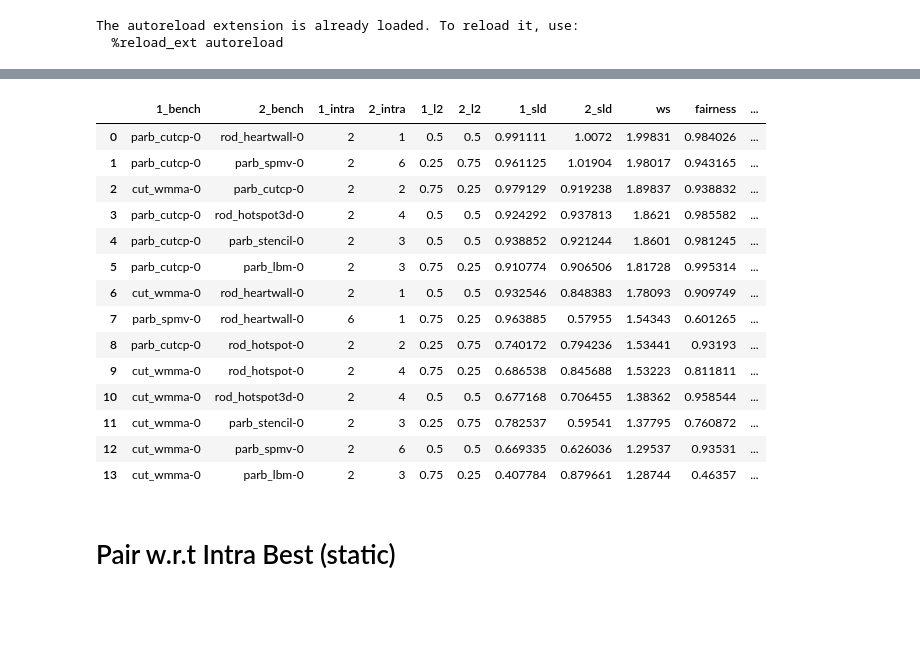
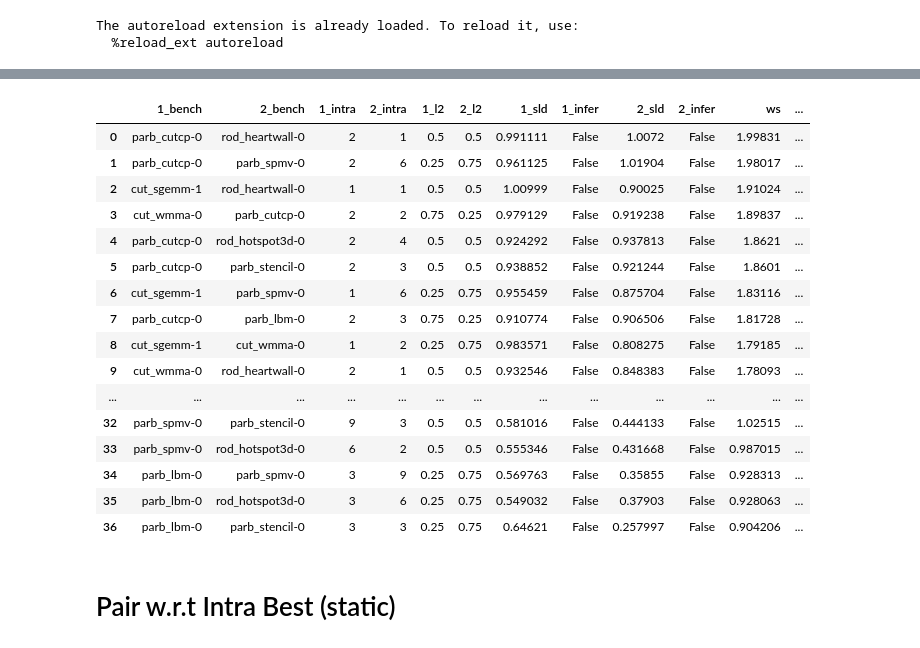
Before and after one commit to UofT-EcoSystem/GPU-Virtualization-Benchmarks, a Jupyter notebook: util/data/notebooks/View_Pairs.ipynb, the cells around one changed output, grey strips where cells are left out. Saved outputs shown, nothing was run; the diff lists cells and outputs as text; code cells hidden in the pictures; blank space fills up the shorter version.

Commit message:
Table join isolated performance with measured pair performance

```diff
--- a/util/data/notebooks/View_Pairs.ipynb
+++ b/util/data/notebooks/View_Pairs.ipynb
@@ -43,0 +46,15 @@ output = os.path.join(PKL_PATH, 'pair_dynamic_seq.pkl')
+# %%
+df_dynamic = pd.read_pickle(output)
+df_dynamic.sort_values(['1_bench', '2_bench'], inplace=True)
+df_dynamic.reset_index(inplace=True, drop=True)
+
+# FIXME: drop any rows with zero fairness
+df_dynamic = df_dynamic[df_dynamic['fairness'] > 0]
+# %%
+
+# correlation btw fairness and diff_mflat
+df_dynamic['sum_mflat'] = df_dynamic['avg_mem_lat_x'] + df_dynamic['avg_mem_lat_y']
+print('fairness v.s. diff_mflat:',
+      scipy.stats.pearsonr(df_dynamic['diff_mflat']/df_dynamic['sum_mflat'], df_dynamic['fairness']))
+plt.scatter(df_dynamic['diff_mflat']/df_dynamic['sum_mflat'], df_dynamic['fairness'])
+plt.show()
@@ -43,0 +64,6 @@ output = os.path.join(PKL_PATH, 'pair_dynamic_seq.pkl')
+# %%
+# correlation btw difference in sum_ipc and sum_dram
+df_dynamic['error'] = np.abs(df_dynamic['sum_ipc'] - df_dynamic['ws'])
+print('ipc error v.s. sum_dram', scipy.stats.pearsonr(df_dynamic['sum_dram'], df_dynamic['error']))
+plt.scatter(df_dynamic['sum_dram'], df_dynamic['error'])
+plt.show()
@@ -44,30 +73,33 @@ output = os.path.join(PKL_PATH, 'pair_dynamic_seq.pkl')
 # %%
-df_dynamic_seq = pd.read_pickle(output)
-df_dynamic_seq.sort_values(['1_bench', '2_bench'], inplace=True)
+# Only show best performance for each benchmark pair
+df_dynamic_show = df_dynamic.sort_values('ws', ascending=False).drop_duplicates(['1_bench','2_bench'])
+df_dynamic_show.reset_index(inplace=True, drop=True)
 
-# Only show best performance for each benchmark pair
-df_dynamic_seq = df_dynamic_seq.sort_values('ws', ascending=False).drop_duplicates(['1_bench','2_bench'])
-df_dynamic_seq.reset_index(inplace=True)
-
-col_dynamic_seq = ['1_bench', '2_bench', '1_intra', '2_intra', '1_l2', '2_l2', '1_sld', '2_sld',
-                   'ws', 'fairness', '1_norm_mflat', '2_norm_mflat']
-draw_table(df_dynamic_seq, col_dynamic_seq, False)
+col_dynamic_seq = ['1_bench', '2_bench',
+                   '1_intra', '2_intra', '1_l2', '2_l2',
+                   '1_sld', '1_infer', '2_sld', '2_infer', 'ws', 'fairness',
+                   'sum_ipc', 'diff_mflat', 'sum_dram',
+                   # '1_norm_mflat', '2_norm_mflat'
+                  ]
+draw_table(df_dynamic_show, col_dynamic_seq, False)
 # %% [output]
-|  | 1_bench | 2_bench | 1_intra | 2_intra | 1_l2 | 2_l2 | 1_sld | 2_sld | ws | fairness | ... |
-| 0 | parb_cutcp-0 | rod_heartwall-0 | 2 | 1 | 0.5 | 0.5 | 0.991111 | 1.0072 | 1.99831 | 0.984026 | ... |
-| 1 | parb_cutcp-0 | parb_spmv-0 | 2 | 6 | 0.25 | 0.75 | 0.961125 | 1.01904 | 1.98017 | 0.943165 | ... |
-| 2 | cut_wmma-0 | parb_cutcp-0 | 2 | 2 | 0.75 | 0.25 | 0.979129 | 0.919238 | 1.89837 | 0.938832 | ... |
-| 3 | parb_cutcp-0 | rod_hotspot3d-0 | 2 | 4 | 0.5 | 0.5 | 0.924292 | 0.937813 | 1.8621 | 0.985582 | ... |
-| 4 | parb_cutcp-0 | parb_stencil-0 | 2 | 3 | 0.5 | 0.5 | 0.938852 | 0.921244 | 1.8601 | 0.981245 | ... |
-| 5 | parb_cutcp-0 | parb_lbm-0 | 2 | 3 | 0.75 | 0.25 | 0.910774 | 0.906506 | 1.81728 | 0.995314 | ... |
-| 6 | cut_wmma-0 | rod_heartwall-0 | 2 | 1 | 0.5 | 0.5 | 0.932546 | 0.848383 | 1.78093 | 0.909749 | ... |
-| 7 | parb_spmv-0 | rod_heartwall-0 | 6 | 1 | 0.75 | 0.25 | 0.963885 | 0.57955 | 1.54343 | 0.601265 | ... |
-| 8 | parb_cutcp-0 | rod_hotspot-0 | 2 | 2 | 0.25 | 0.75 | 0.740172 | 0.794236 | 1.53441 | 0.93193 | ... |
-| 9 | cut_wmma-0 | rod_hotspot-0 | 2 | 4 | 0.75 | 0.25 | 0.686538 | 0.845688 | 1.53223 | 0.811811 | ... |
-| 10 | cut_wmma-0 | rod_hotspot3d-0 | 2 | 4 | 0.5 | 0.5 | 0.677168 | 0.706455 | 1.38362 | 0.958544 | ... |
-| 11 | cut_wmma-0 | parb_stencil-0 | 2 | 3 | 0.25 | 0.75 | 0.782537 | 0.59541 | 1.37795 | 0.760872 | ... |
-| 12 | cut_wmma-0 | parb_spmv-0 | 2 | 6 | 0.5 | 0.5 | 0.669335 | 0.626036 | 1.29537 | 0.93531 | ... |
-| 13 | cut_wmma-0 | parb_lbm-0 | 2 | 3 | 0.75 | 0.25 | 0.407784 | 0.879661 | 1.28744 | 0.46357 | ... |
+|  | 1_bench | 2_bench | 1_intra | 2_intra | 1_l2 | 2_l2 | 1_sld | 1_infer | 2_sld | 2_infer | ws | ... |
+| 0 | parb_cutcp-0 | rod_heartwall-0 | 2 | 1 | 0.5 | 0.5 | 0.991111 | False | 1.0072 | False | 1.99831 | ... |
+| 1 | parb_cutcp-0 | parb_spmv-0 | 2 | 6 | 0.25 | 0.75 | 0.961125 | False | 1.01904 | False | 1.98017 | ... |
+| 2 | cut_sgemm-1 | rod_heartwall-0 | 1 | 1 | 0.5 | 0.5 | 1.00999 | False | 0.90025 | False | 1.91024 | ... |
+| 3 | cut_wmma-0 | parb_cutcp-0 | 2 | 2 | 0.75 | 0.25 | 0.979129 | False | 0.919238 | False | 1.89837 | ... |
+| 4 | parb_cutcp-0 | rod_hotspot3d-0 | 2 | 4 | 0.5 | 0.5 | 0.924292 | False | 0.937813 | False | 1.8621 | ... |
+| 5 | parb_cutcp-0 | parb_stencil-0 | 2 | 3 | 0.5 | 0.5 | 0.938852 | False | 0.921244 | False | 1.8601 | ... |
+| 6 | cut_sgemm-1 | parb_spmv-0 | 1 | 6 | 0.25 | 0.75 | 0.955459 | False | 0.875704 | False | 1.83116 | ... |
+| 7 | parb_cutcp-0 | parb_lbm-0 | 2 | 3 | 0.75 | 0.25 | 0.910774 | False | 0.906506 | False | 1.81728 | ... |
+| 8 | cut_sgemm-1 | cut_wmma-0 | 1 | 2 | 0.25 | 0.75 | 0.983571 | False | 0.808275 | False | 1.79185 | ... |
+| 9 | cut_wmma-0 | rod_heartwall-0 | 2 | 1 | 0.5 | 0.5 | 0.932546 | False | 0.848383 | False | 1.78093 | ... |
+| ... | ... | ... | ... | ... | ... | ... | ... | ... | ... | ... | ... | ... |
+| 32 | parb_spmv-0 | parb_stencil-0 | 9 | 3 | 0.5 | 0.5 | 0.581016 | False | 0.444133 | False | 1.02515 | ... |
+| 33 | parb_spmv-0 | rod_hotspot3d-0 | 6 | 2 | 0.5 | 0.5 | 0.555346 | False | 0.431668 | False | 0.987015 | ... |
+| 34 | parb_lbm-0 | parb_spmv-0 | 3 | 9 | 0.25 | 0.75 | 0.569763 | False | 0.35855 | False | 0.928313 | ... |
+| 35 | parb_lbm-0 | rod_hotspot3d-0 | 3 | 6 | 0.25 | 0.75 | 0.549032 | False | 0.37903 | False | 0.928063 | ... |
+| 36 | parb_lbm-0 | parb_stencil-0 | 3 | 3 | 0.25 | 0.75 | 0.64621 | False | 0.257997 | False | 0.904206 | ... |
 # %% [markdown]
 # Pair w.r.t Intra Best (static)
 # %%
```
Also changed, not shown: parts of 6 cells of this notebook, 3 other files.
